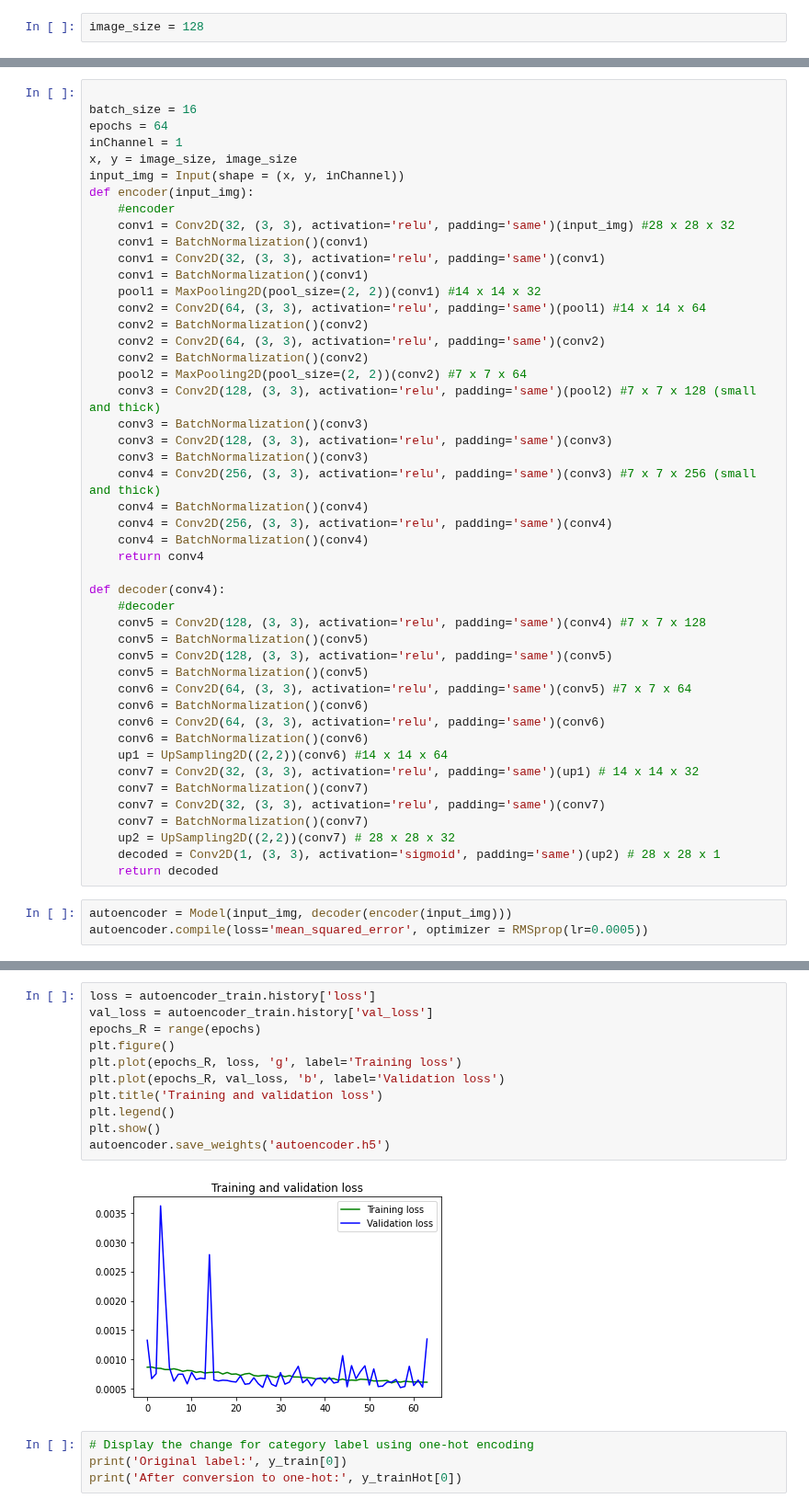
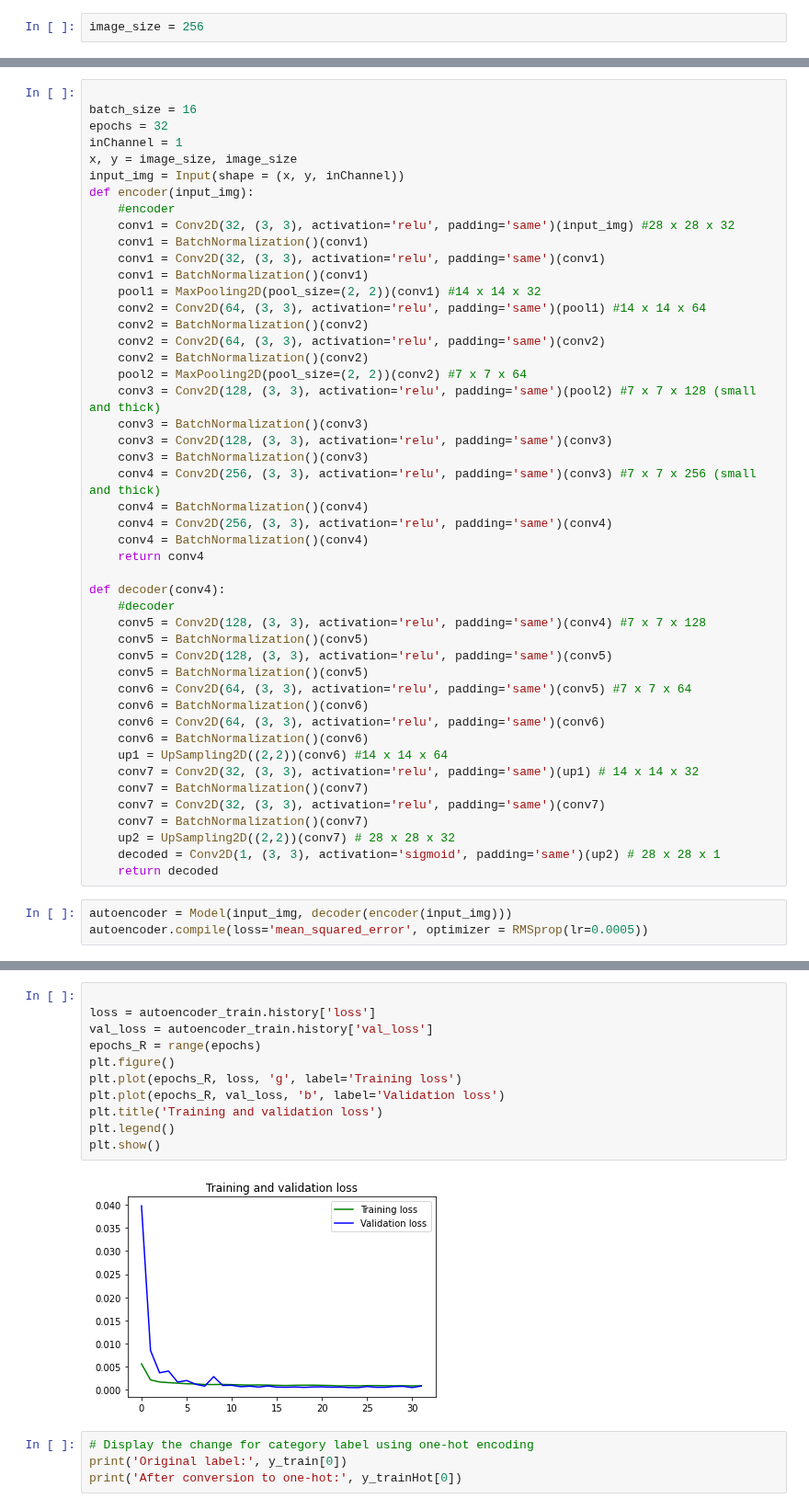
Before and after one commit to borodark/ie7860, a Jupyter notebook: Autoencoder.ipynb, the cells around one changed output, grey strips where cells are left out. Shown at 92% size. Cells and saved outputs as stored; diff of their text form.

Commit message:
Autoencoder SUXX

```diff
--- a/Autoencoder.ipynb
+++ b/Autoencoder.ipynb
@@ -21,7 +21,7 @@ import cv2
 # %% [output]
 Using TensorFlow backend.
 # %%
-image_size = 128
+image_size = 256
 # %%
 train_dir = "data/chest_xray/train/"
 test_dir =  "data/chest_xray/test/"
@@ -170,7 +170,7 @@ train_X,valid_X,train_ground,valid_ground = train_test_split(train_data,
 # %%
 
 batch_size = 16
-epochs = 64
+epochs = 32
 inChannel = 1
 x, y = image_size, image_size
 input_img = Input(shape = (x, y, inChannel))
@@ -260,16 +261,16 @@ Epoch 64/64
 # %%
+
 loss = autoencoder_train.history['loss']
 val_loss = autoencoder_train.history['val_loss']
 epochs_R = range(epochs)
 plt.figure()
 plt.plot(epochs_R, loss, 'g', label='Training loss')
 plt.plot(epochs_R, val_loss, 'b', label='Validation loss')
 plt.title('Training and validation loss')
 plt.legend()
 plt.show()
-autoencoder.save_weights('autoencoder.h5')
 # %% [output]
-[figure, old version]
+[figure, new version]
 # %%
 # Display the change for category label using one-hot encoding
 print('Original label:', y_train[0])
```
Also changed, not shown: parts of 17 cells of this notebook, 5 other files.
